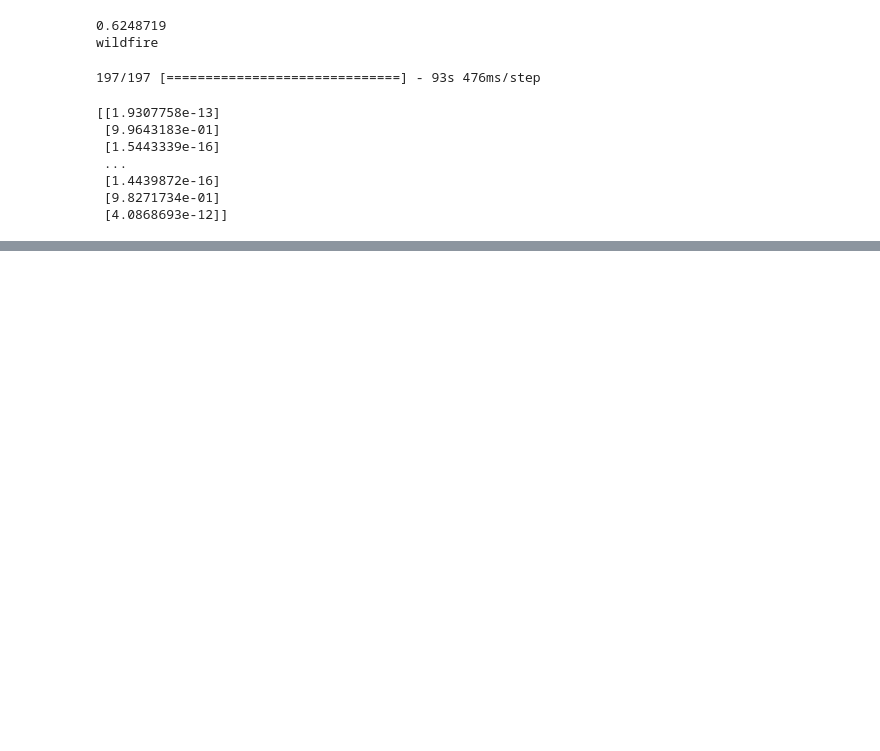
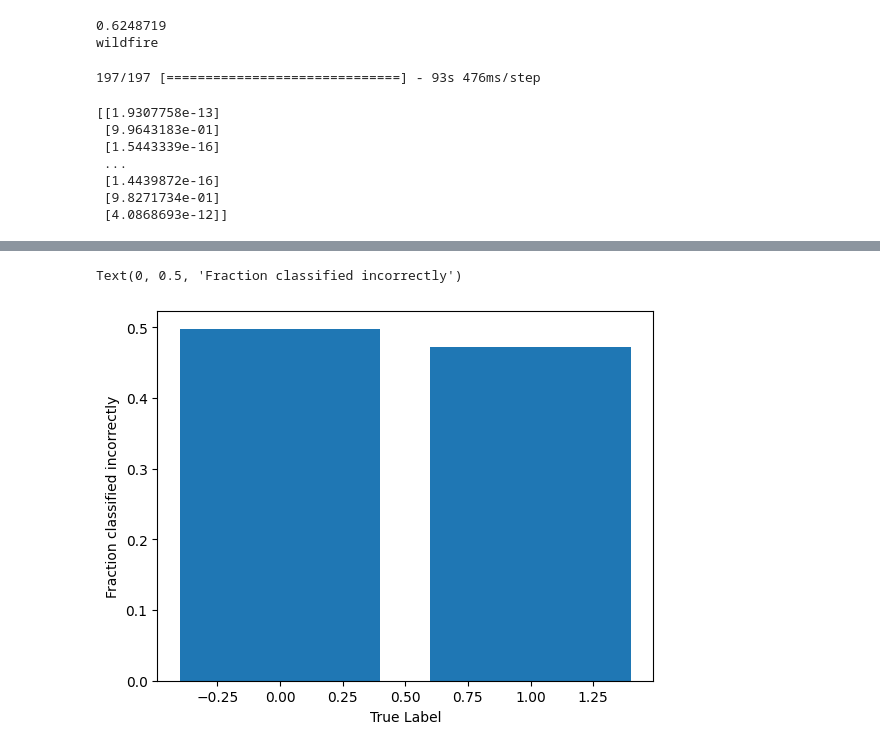
Before and after one commit to w-winnie/WildfirePrediction, a Jupyter notebook: WildfirePrediction.ipynb, the cells around one changed output, grey strips where cells are left out. Cells and saved outputs as stored; diff of their text form; code cells hidden in the pictures; blank space fills up the shorter version.

```diff
--- a/WildfirePrediction.ipynb
+++ b/WildfirePrediction.ipynb
@@ -168,0 +290,8 @@ df.to_csv(output_file)
+# %%
+label_frac_error = 1 - np.diag(confusion_mtx) / np.sum(confusion_mtx, axis=1)
+plt.bar(np.arange(2),label_frac_error)
+plt.xlabel('True Label')
+plt.ylabel('Fraction classified incorrectly')
+# %% [output]
+Text(0, 0.5, 'Fraction classified incorrectly')
+[figure, added]
```
Also changed, not shown: parts of 15 cells of this notebook, 1 other file.
